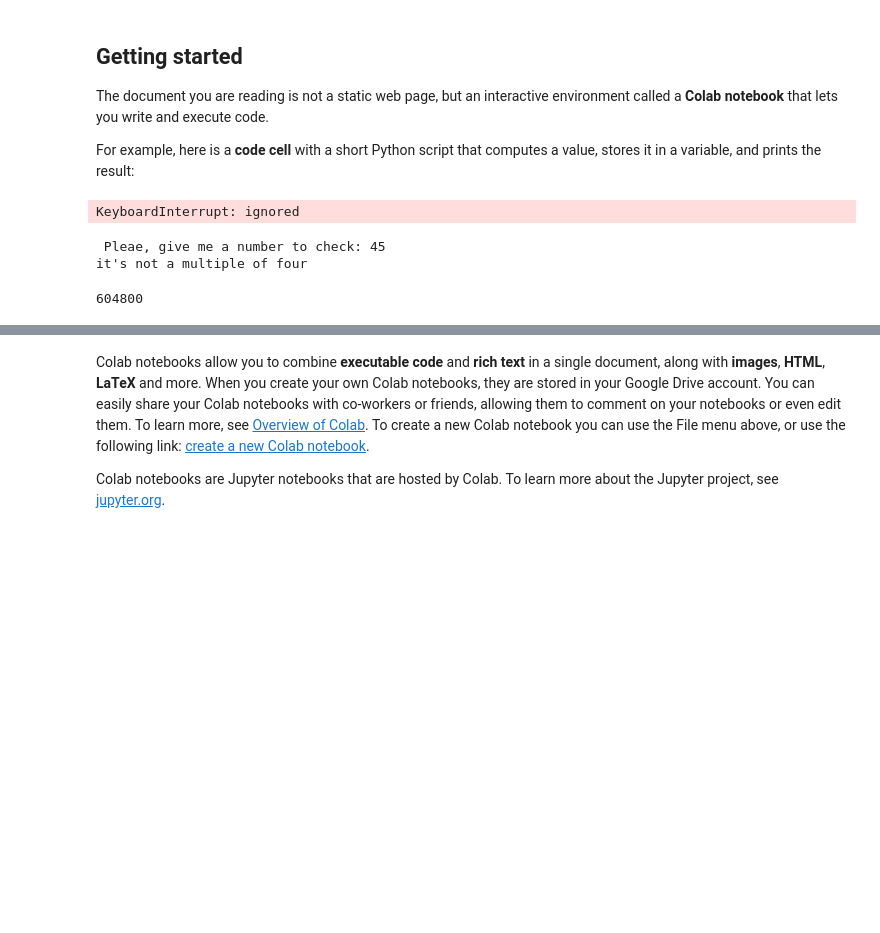
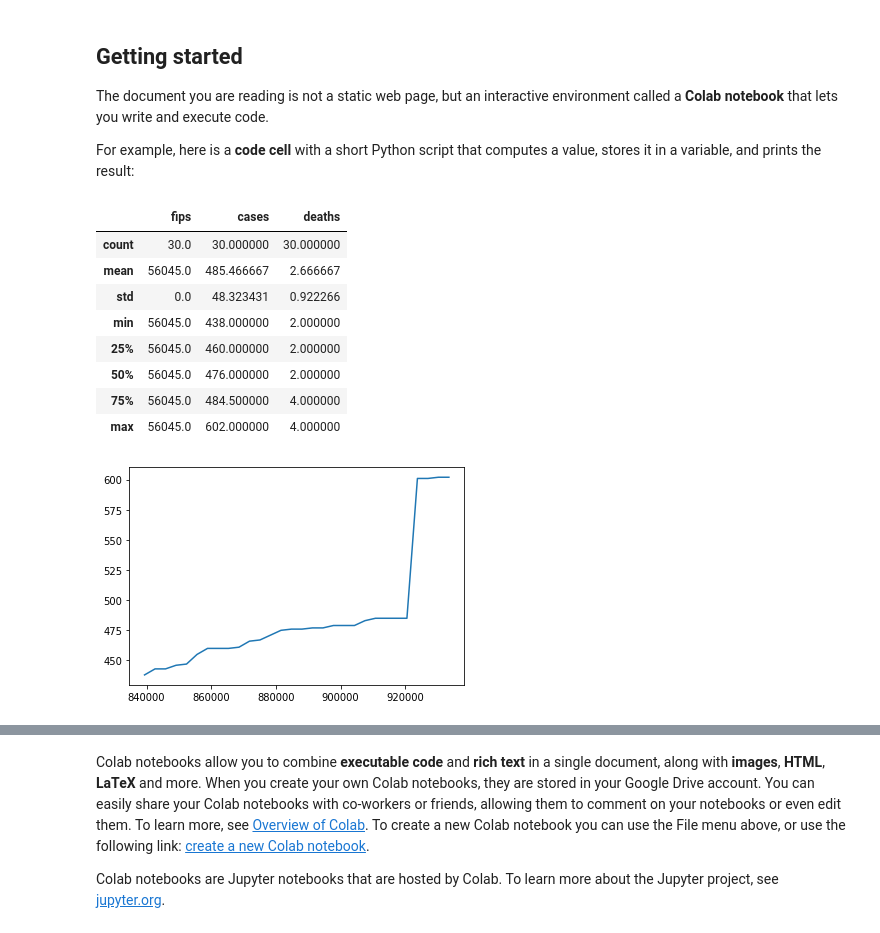
Before and after one commit to BorjadeUgarteLluc/Unit_2_Python, a Jupyter notebook: Copy_of_Welcome_To_Colaboratory.ipynb, the cells around one changed output, grey strips where cells are left out. Saved outputs shown, nothing was run; the diff lists cells and outputs as text; code cells hidden in the pictures; blank space fills up the shorter version.

```diff
--- a/Copy_of_Welcome_To_Colaboratory.ipynb
+++ b/Copy_of_Welcome_To_Colaboratory.ipynb
@@ -17,28 +15,25 @@ Whether you're a **student**, a **data scientist** or an **AI researcher**, Cola
 The document you are reading is not a static web page, but an interactive environment called a **Colab notebook** that lets you write and execute code.
 
 For example, here is a **code cell** with a short Python script that computes a value, stores it in a variable, and prints the result:
-# %%
-num = input ('Please, enter a number')
-SOMETHING IS MISSING HERE, THAT I CAN'T FIGURE IT OUT
-if num % 2 == 0:
-  print('the given number is even')
-else:
-  print('the given number is odd')
-# %% [output]
-KeyboardInterrupt: ignored
-# %%
-num = int(input(" Pleae, give me a number to check: "))
-
-
-if num % 4 == 0:
-    print(num, "is a multiple of 4")
-else:
-  print("it's not a multiple of four")
-# %% [output]
- Pleae, give me a number to check: 45
-it's not a multiple of four
-# %%
-seconds_in_a_week = 7 * seconds_in_a_day
-seconds_in_a_week
-# %% [output]
-604800
+# %%
+#Environment set up and Data Collection
+import pandas as pd
+import numpy as np
+df = pd.read_csv('https://raw.githubusercontent.com/nytimes/covid-19-data/master/us-counties.csv')
+#Data Wrangling and EDA
+mini_project = pd.read_csv("https://raw.githubusercontent.com/nytimes/covid-19-data/master/us-counties.csv")
+mini_project
+mini_project1 = df[df['county']=='Weston'].tail(30)
+mini_project1['cases'].plot()
+mini_project1.describe()
+# %% [output]
+|  | fips | cases | deaths |
+| count | 30.0 | 30.000000 | 30.000000 |
+| mean | 56045.0 | 485.466667 | 2.666667 |
+| std | 0.0 | 48.323431 | 0.922266 |
+| min | 56045.0 | 438.000000 | 2.000000 |
+| 25% | 56045.0 | 460.000000 | 2.000000 |
+| 50% | 56045.0 | 476.000000 | 2.000000 |
+| 75% | 56045.0 | 484.500000 | 4.000000 |
+| max | 56045.0 | 602.000000 | 4.000000 |
+[figure, added]
```
Also changed, not shown: parts of 4 cells of this notebook.
